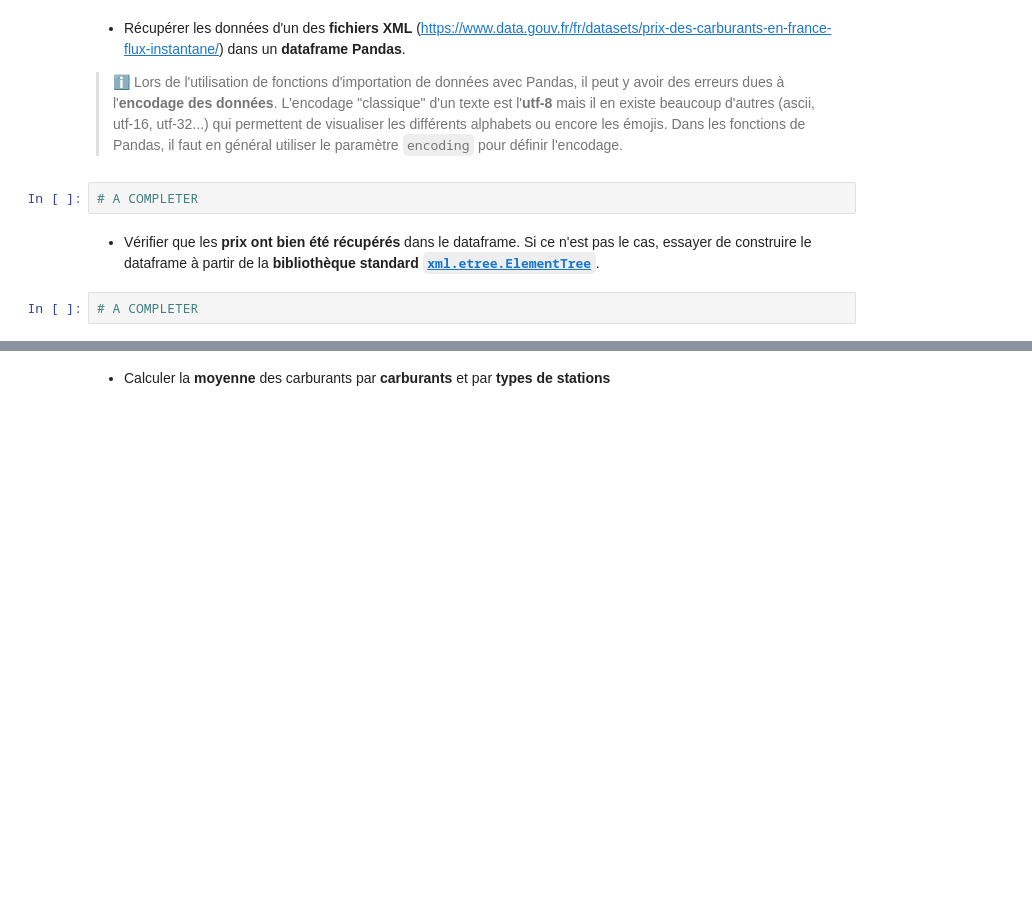
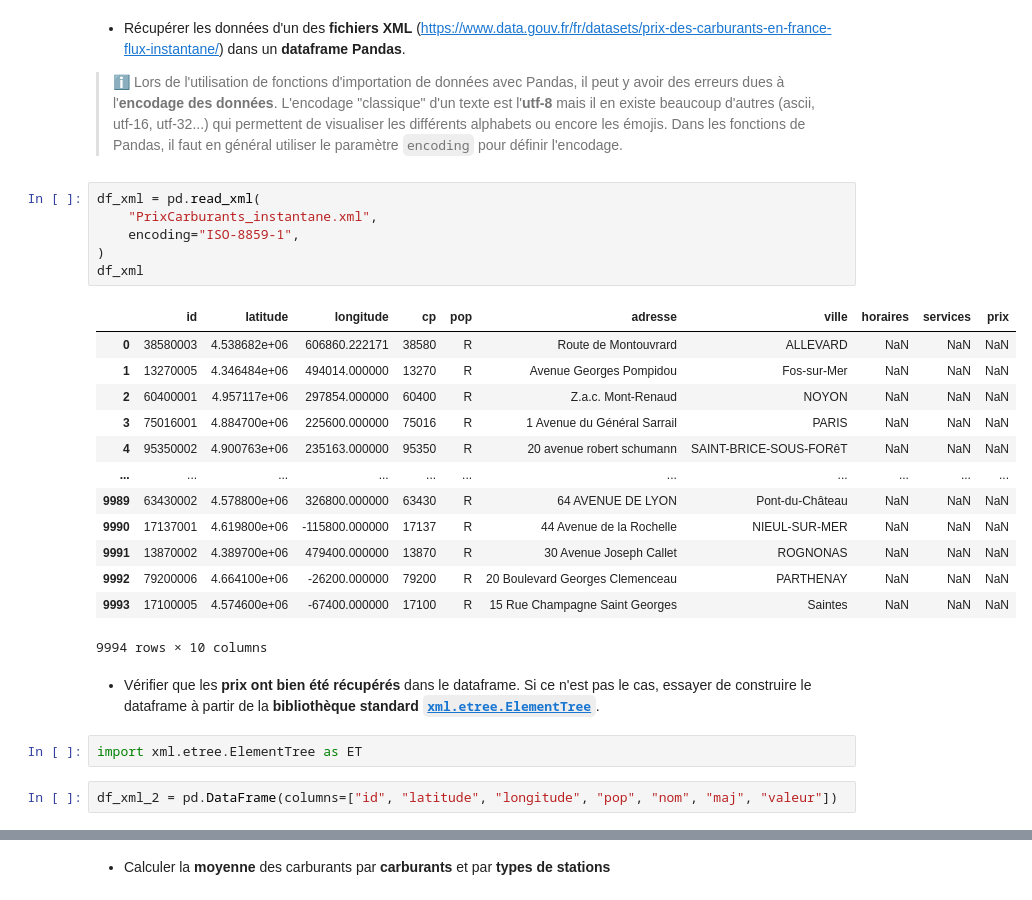
Before and after one commit to Pierre-Loic/Formation-DA-GEM-2022, a Jupyter notebook: Semaine_2_05-12_08-12/Activité_1_collecte_des_données_fichiers-corrigé.ipynb, the cells around one changed output, grey strips where cells are left out. Saved outputs shown, nothing was run; the diff lists cells and outputs as text; blank space fills up the shorter version.

```diff
--- a/Semaine_2_05-12_08-12/Activité_1_collecte_des_données_fichiers-corrigé.ipynb
+++ b/Semaine_2_05-12_08-12/Activité_1_collecte_des_données_fichiers-corrigé.ipynb
@@ -217,8 +363,28 @@ Les **fichiers XML** sont des fichiers au **format texte**. Tous ces fichiers so
 
 > ℹ️ Lors de l'utilisation de fonctions d'importation de données avec Pandas, il peut y avoir des erreurs dues à l'**encodage des données**. L'encodage "classique" d'un texte est l'**utf-8** mais il en existe beaucoup d'autres (ascii, utf-16, utf-32...) qui permettent de visualiser les différents alphabets ou encore les émojis. Dans les fonctions de Pandas, il faut en général utiliser le paramètre `encoding` pour définir l'encodage.
 # %%
-# A COMPLETER
+df_xml = pd.read_xml(
+    "PrixCarburants_instantane.xml",
+    encoding="ISO-8859-1",
+)
+df_xml
+# %% [output]
+|  | id | latitude | longitude | cp | pop | adresse | ville | horaires | services | prix |
+| 0 | 38580003 | 4.538682e+06 | 606860.222171 | 38580 | R | Route de Montouvrard | ALLEVARD | NaN | NaN | NaN |
+| 1 | 13270005 | 4.346484e+06 | 494014.000000 | 13270 | R | Avenue Georges Pompidou | Fos-sur-Mer | NaN | NaN | NaN |
+| 2 | 60400001 | 4.957117e+06 | 297854.000000 | 60400 | R | Z.a.c. Mont-Renaud | NOYON | NaN | NaN | NaN |
+| 3 | 75016001 | 4.884700e+06 | 225600.000000 | 75016 | R | 1 Avenue du Général Sarrail | PARIS | NaN | NaN | NaN |
+| 4 | 95350002 | 4.900763e+06 | 235163.000000 | 95350 | R | 20 avenue robert schumann | SAINT-BRICE-SOUS-FORêT | NaN | NaN | NaN |
+| ... | ... | ... | ... | ... | ... | ... | ... | ... | ... | ... |
+| 9989 | 63430002 | 4.578800e+06 | 326800.000000 | 63430 | R | 64 AVENUE DE LYON | Pont-du-Château | NaN | NaN | NaN |
+| 9990 | 17137001 | 4.619800e+06 | -115800.000000 | 17137 | R | 44 Avenue de la Rochelle | NIEUL-SUR-MER | NaN | NaN | NaN |
+| 9991 | 13870002 | 4.389700e+06 | 479400.000000 | 13870 | R | 30 Avenue Joseph Callet | ROGNONAS | NaN | NaN | NaN |
+| 9992 | 79200006 | 4.664100e+06 | -26200.000000 | 79200 | R | 20 Boulevard Georges Clemenceau | PARTHENAY | NaN | NaN | NaN |
+| 9993 | 17100005 | 4.574600e+06 | -67400.000000 | 17100 | R | 15 Rue Champagne Saint Georges | Saintes | NaN | NaN | NaN |
+9994 rows × 10 columns
 # %% [markdown]
 - Vérifier que les **prix ont bien été récupérés** dans le dataframe. Si ce n'est pas le cas, essayer de construire le dataframe à partir de la **bibliothèque standard [`xml.etree.ElementTree`](https://docs.python.org/3/library/xml.etree.elementtree.html)**.
 # %%
-# A COMPLETER
+import xml.etree.ElementTree as ET
+# %%
+df_xml_2 = pd.DataFrame(columns=["id", "latitude", "longitude", "pop", "nom", "maj", "valeur"])
```
Also changed, not shown: parts of 23 cells of this notebook, 11 other files.
